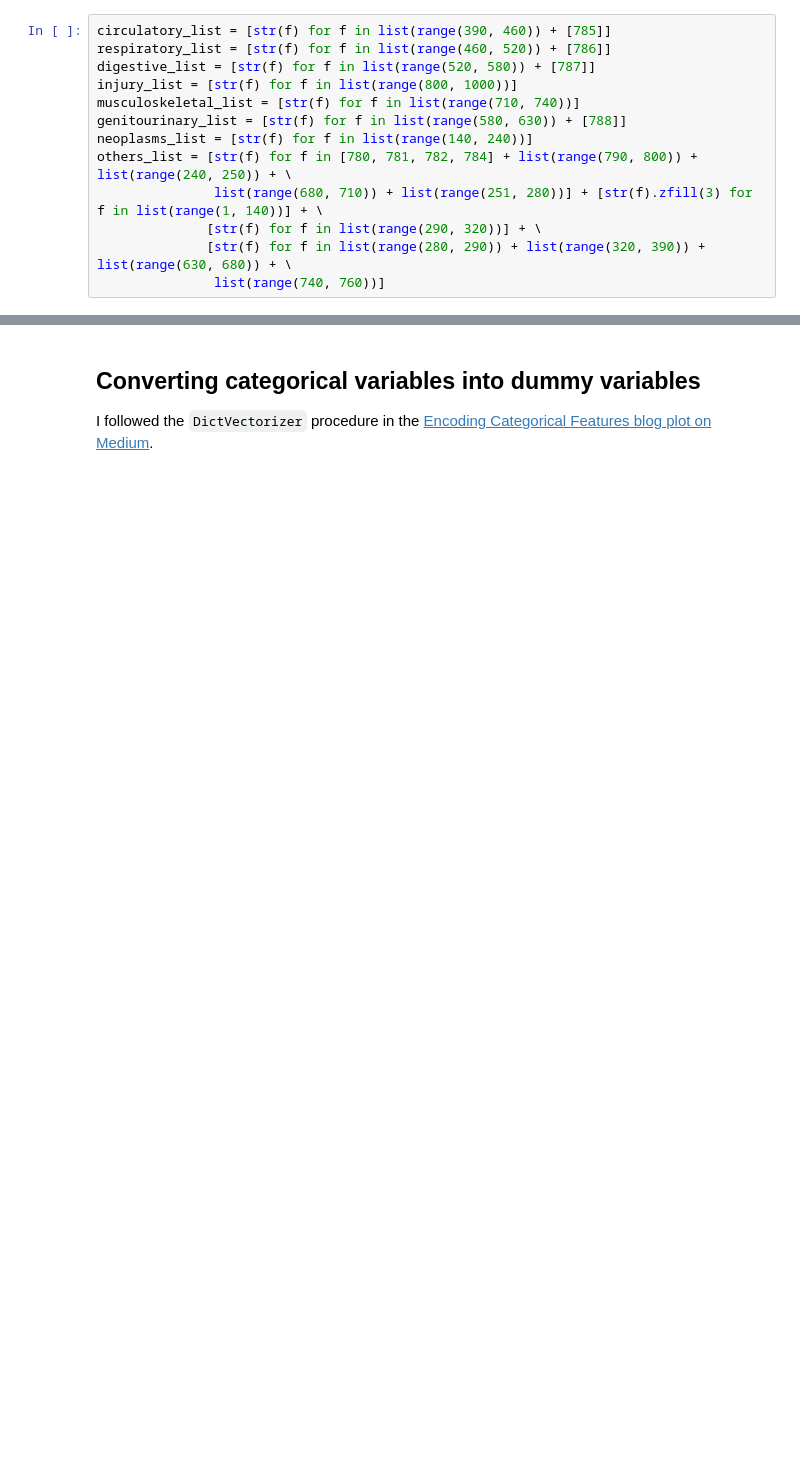
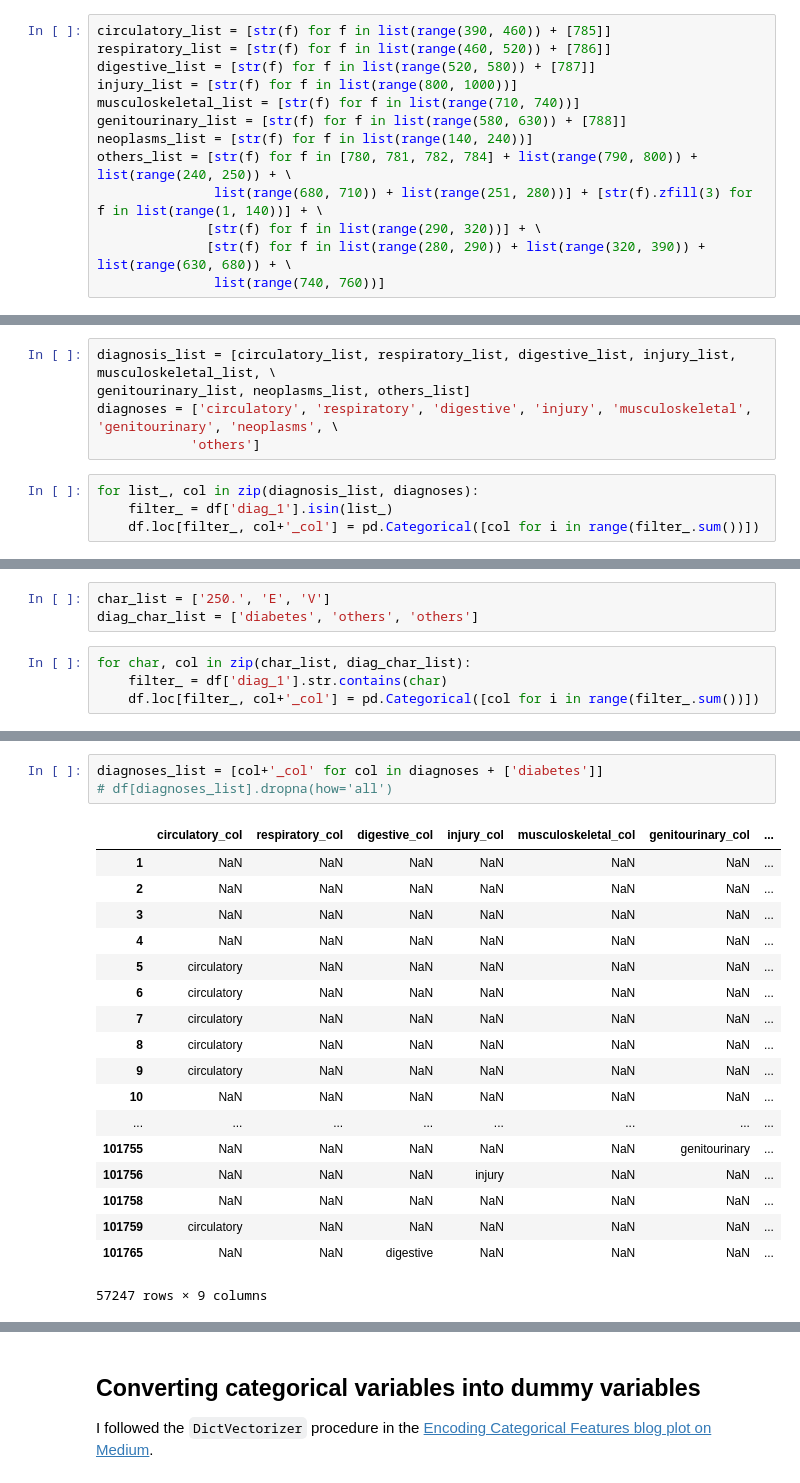
Before and after one commit to capac/kaggle-notebooks, a Jupyter notebook: diabetes-in-130-US-hospitals/1-data-preparation.ipynb, the cells around one changed output, grey strips where cells are left out. Cells and saved outputs as stored; diff of their text form; blank space fills up the shorter version.

Commit message:
Further diagnoses encodings

```diff
--- a/diabetes-in-130-US-hospitals/1-data-preparation.ipynb
+++ b/diabetes-in-130-US-hospitals/1-data-preparation.ipynb
@@ -276,2 +274,11 @@ df.loc[df['diag_1'] == '393']
+# %%
+diagnosis_list = [circulatory_list, respiratory_list, digestive_list, injury_list, musculoskeletal_list, \
+genitourinary_list, neoplasms_list, others_list]
+diagnoses = ['circulatory', 'respiratory', 'digestive', 'injury', 'musculoskeletal', 'genitourinary', 'neoplasms', \
+            'others']
+# %%
+for list_, col in zip(diagnosis_list, diagnoses):
+    filter_ = df['diag_1'].isin(list_)
+    df.loc[filter_, col+'_col'] = pd.Categorical([col for i in range(filter_.sum())])
 # %%
 df.shape
@@ -277,0 +287,7 @@ df.shape
+# %%
+char_list = ['250.', 'E', 'V']
+diag_char_list = ['diabetes', 'others', 'others']
+# %%
+for char, col in zip(char_list, diag_char_list):
+    filter_ = df['diag_1'].str.contains(char)
+    df.loc[filter_, col+'_col'] = pd.Categorical([col for i in range(filter_.sum())])
@@ -277,0 +313,22 @@ df.shape
+# %%
+diagnoses_list = [col+'_col' for col in diagnoses + ['diabetes']]
+# df[diagnoses_list].dropna(how='all')
+# %% [output]
+|  | circulatory_col | respiratory_col | digestive_col | injury_col | musculoskeletal_col | genitourinary_col | ... |
+| 1 | NaN | NaN | NaN | NaN | NaN | NaN | ... |
+| 2 | NaN | NaN | NaN | NaN | NaN | NaN | ... |
+| 3 | NaN | NaN | NaN | NaN | NaN | NaN | ... |
+| 4 | NaN | NaN | NaN | NaN | NaN | NaN | ... |
+| 5 | circulatory | NaN | NaN | NaN | NaN | NaN | ... |
+| 6 | circulatory | NaN | NaN | NaN | NaN | NaN | ... |
+| 7 | circulatory | NaN | NaN | NaN | NaN | NaN | ... |
+| 8 | circulatory | NaN | NaN | NaN | NaN | NaN | ... |
+| 9 | circulatory | NaN | NaN | NaN | NaN | NaN | ... |
+| 10 | NaN | NaN | NaN | NaN | NaN | NaN | ... |
+| ... | ... | ... | ... | ... | ... | ... | ... |
+| 101755 | NaN | NaN | NaN | NaN | NaN | genitourinary | ... |
+| 101756 | NaN | NaN | NaN | injury | NaN | NaN | ... |
+| 101758 | NaN | NaN | NaN | NaN | NaN | NaN | ... |
+| 101759 | circulatory | NaN | NaN | NaN | NaN | NaN | ... |
+| 101765 | NaN | NaN | digestive | NaN | NaN | NaN | ... |
+57247 rows × 9 columns
```
Also changed, not shown: parts of 35 cells of this notebook.
